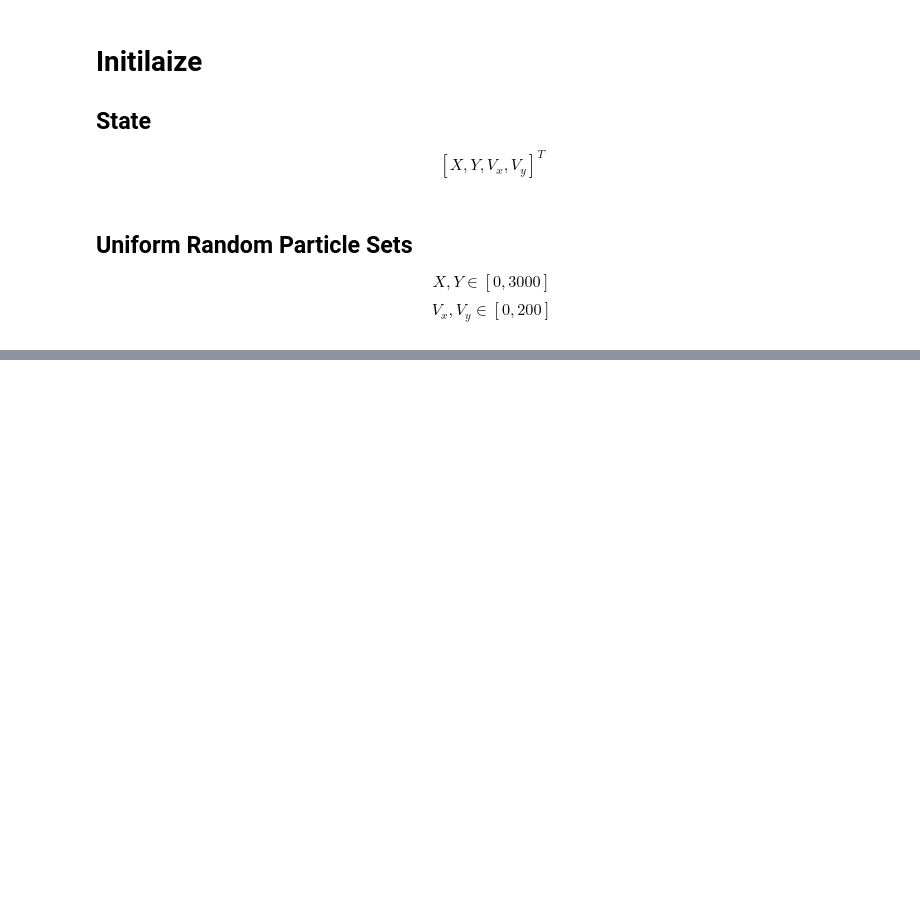
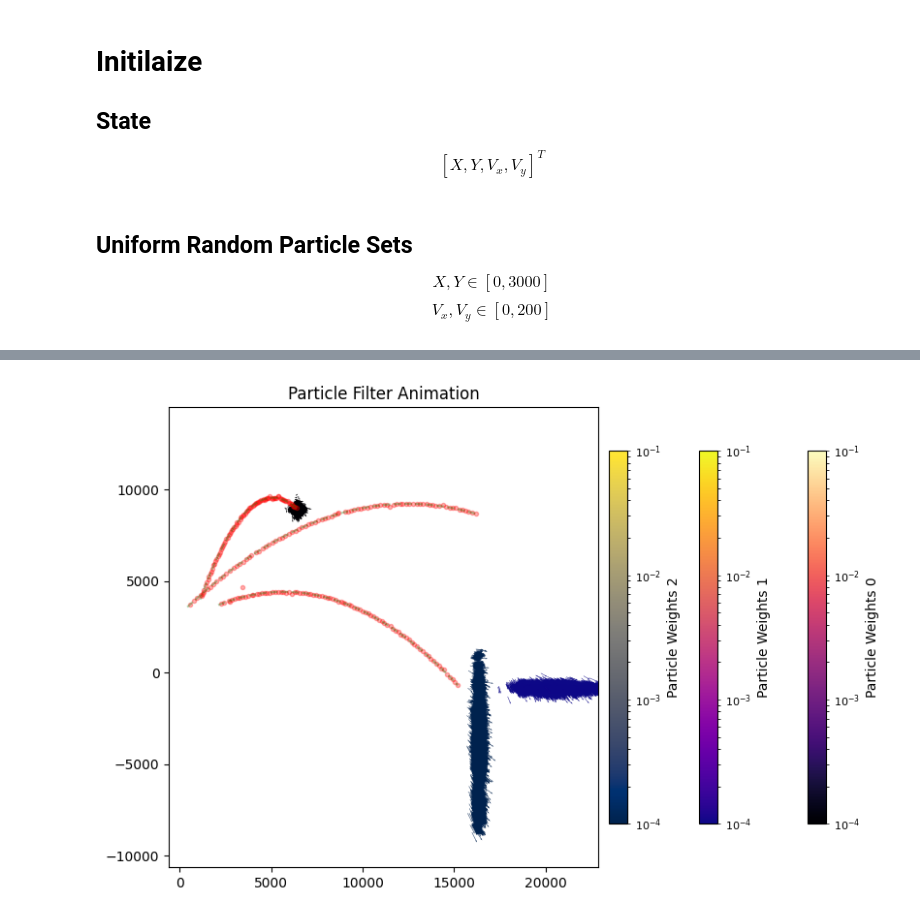
Before and after one commit to Horizon-42/particle_filter, a Jupyter notebook: run_partickle_filter.ipynb, the cells around one changed output, grey strips where cells are left out. Saved outputs shown, nothing was run; the diff lists cells and outputs as text; code cells hidden in the pictures; blank space fills up the shorter version.

```diff
--- a/run_partickle_filter.ipynb
+++ b/run_partickle_filter.ipynb
@@ -90,13 +96,9 @@ particles, weights = pf.init_particles, pf.init_weights
 
 # use log norm to visulize weights
 norm = LogNorm(vmin=1e-4, vmax=1e-1)  # 你可以根据权重范围调整
-cmap = plt.cm.turbo
-sm = ScalarMappable(norm=norm, cmap=cmap)
-# draw clor bar
-cbar = plt.colorbar(sm, ax=ax, shrink=0.5, pad=0.02)
-cbar.set_label('Particle Weights')
-# make colorbar smaller
-cbar.ax.tick_params(labelsize=8, length=2, width=0.5)
+
+colormap_names = list(plt.colormaps.keys())[0:2*ball_num:2]
+sms = [ScalarMappable(norm=norm, cmap=plt.get_cmap(name)) for name in colormap_names]
 
 quivers = []
 observ_slots = []
@@ -106,7 +108,7 @@ for i in range(ball_num):
     # 初始化绘图对象
     particles_quiver = ax.quiver(particles[:,0, i], particles[:, 1, i],
                                 particles[:, 2, i], particles[:, 3, i],
-                                color = sm.to_rgba(weights),
+                                color = sms[i].to_rgba(weights),
                                 angles='xy', scale_units='xy', scale=1, width=0.001)
     quivers.append(particles_quiver)
 
@@ -114,35 +116,43 @@ for i in range(ball_num):
     observ_slots.append(observations_plot)
     true_state_plot, = ax.plot(states[0, 0, i], states[0, 1, i], 'g--', label='True State', alpha=0.3)
     state_slots.append(true_state_plot)
+
+    # draw clor bar
+    cbar = plt.colorbar(sms[i], ax=ax, shrink=0.5, pad=0.02)
+    cbar.set_label(f'Particle Weights {i}')
+    # make colorbar smaller
+    cbar.ax.tick_params(labelsize=8, length=2, width=0.5)
 
 # plt.legend()
 
 plt.savefig(f"outputs/frame_000.png", dpi=150)
 display(fig)
 # 主循环：逐帧绘图并保存为 PNG
 for frame in range(1, states.shape[0]):
     particles, weights = pf.update(particles, weights, observations[frame-1])
 
     for i in range(ball_num):
         particles_quiver, observations_plot, true_state_plot  = quivers[i], observ_slots[i], state_slots[i]
 
         particles_quiver.set_offsets(particles[:, :2, i])
         particles_quiver.set_UVC(particles[:, 2, i], particles[:, 3, i])
-        particles_quiver.set_color(sm.to_rgba(weights))
+        particles_quiver.set_color(sms[i].to_rgba(weights))
 
         observations_plot.set_data(observations[:frame, 0, i], observations[:frame, 1, i])
         true_state_plot.set_data(states[:frame+1, 0, i], states[:frame+1, 1, i])
 
     clear_output(wait=True)
     display(fig)
     # 保存帧
     plt.savefig(f"outputs/frame_{frame:03d}.png", dpi=150)
 
 # plt.close(fig)  # 完成后关闭图形
 plt.ioff()
 plt.close(fig)
 
 # save to gif
 gif_frames = [Image.open(f"outputs/frame_{frame:03d}.png") for frame in range(states.shape[0])]
 gif_path = "outputs/particle_filter_animation.gif"
 gif_frames[0].save(gif_path, save_all=True, append_images=gif_frames[1:], duration=300, loop=0)
+# %% [output]
+[figure, added]
```
Also changed, not shown: parts of 2 cells of this notebook, 5 other files.
